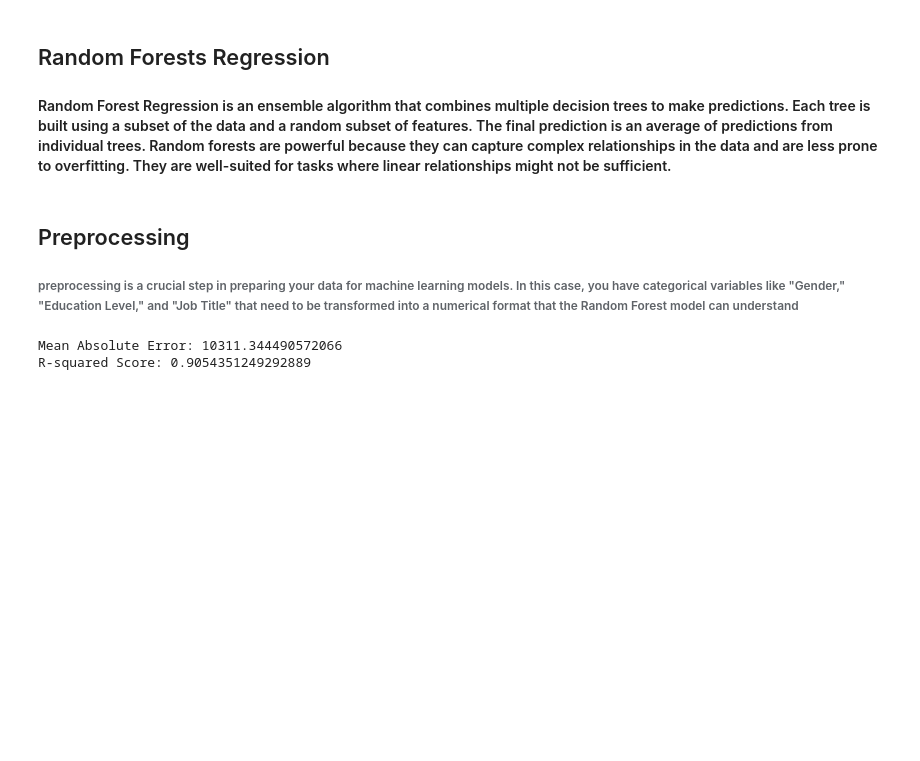
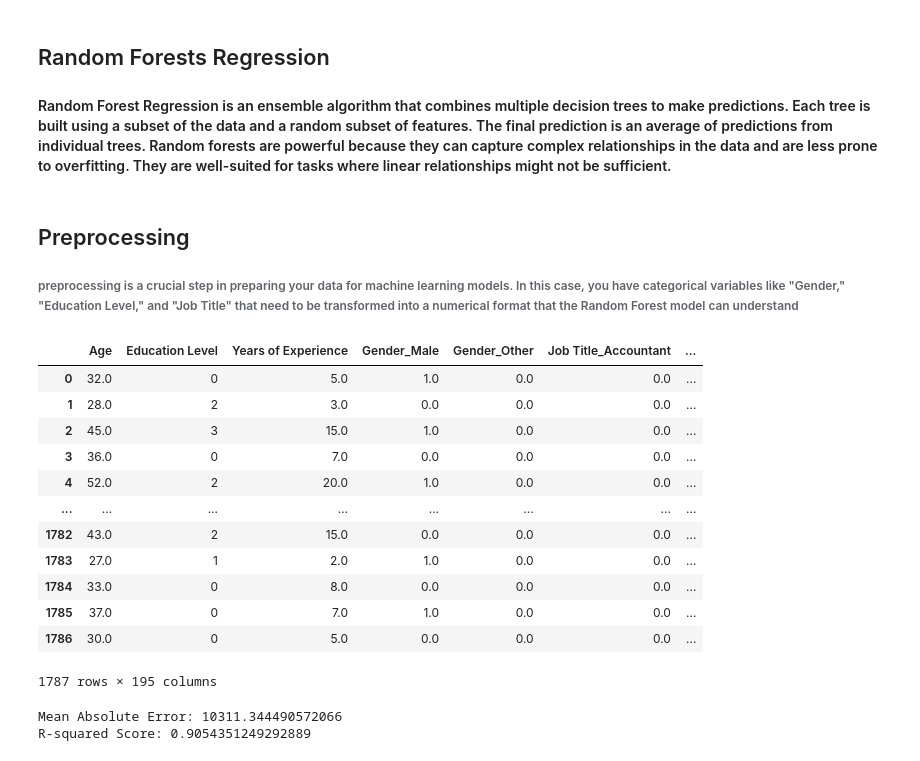
Before and after one commit to mujeeb-gh/SalaryDataAnanlysis, a Jupyter notebook: supervised_learning.ipynb, the cells around one changed output. Drawn from its saved outputs; the diff is of its cells as text; code cells hidden in the pictures; blank space fills up the shorter version.

```diff
--- a/supervised_learning.ipynb
+++ b/supervised_learning.ipynb
@@ -181,6 +181,22 @@ onehot_df = pd.DataFrame(onehot_encoded, columns=onehot_encoder.get_feature_name
 X = pd.concat([X, onehot_df], axis=1)
 # Drop the original "Gender" and "Job Title" columns
 X = X.drop(["Gender", "Job Title"], axis=1)
+# %%
+X
+# %% [output]
+|  | Age | Education Level | Years of Experience | Gender_Male | Gender_Other | Job Title_Accountant | ... |
+| 0 | 32.0 | 0 | 5.0 | 1.0 | 0.0 | 0.0 | ... |
+| 1 | 28.0 | 2 | 3.0 | 0.0 | 0.0 | 0.0 | ... |
+| 2 | 45.0 | 3 | 15.0 | 1.0 | 0.0 | 0.0 | ... |
+| 3 | 36.0 | 0 | 7.0 | 0.0 | 0.0 | 0.0 | ... |
+| 4 | 52.0 | 2 | 20.0 | 1.0 | 0.0 | 0.0 | ... |
+| ... | ... | ... | ... | ... | ... | ... | ... |
+| 1782 | 43.0 | 2 | 15.0 | 0.0 | 0.0 | 0.0 | ... |
+| 1783 | 27.0 | 1 | 2.0 | 1.0 | 0.0 | 0.0 | ... |
+| 1784 | 33.0 | 0 | 8.0 | 0.0 | 0.0 | 0.0 | ... |
+| 1785 | 37.0 | 0 | 7.0 | 1.0 | 0.0 | 0.0 | ... |
+| 1786 | 30.0 | 0 | 5.0 | 0.0 | 0.0 | 0.0 | ... |
+1787 rows × 195 columns
 # %%
 train_X, val_X, train_y, val_y = train_test_split(X, y, random_state= 0)
 rf_model = RandomForestRegressor(random_state=1)
```
Also changed, not shown: parts of 5 cells of this notebook, 4 other files.
